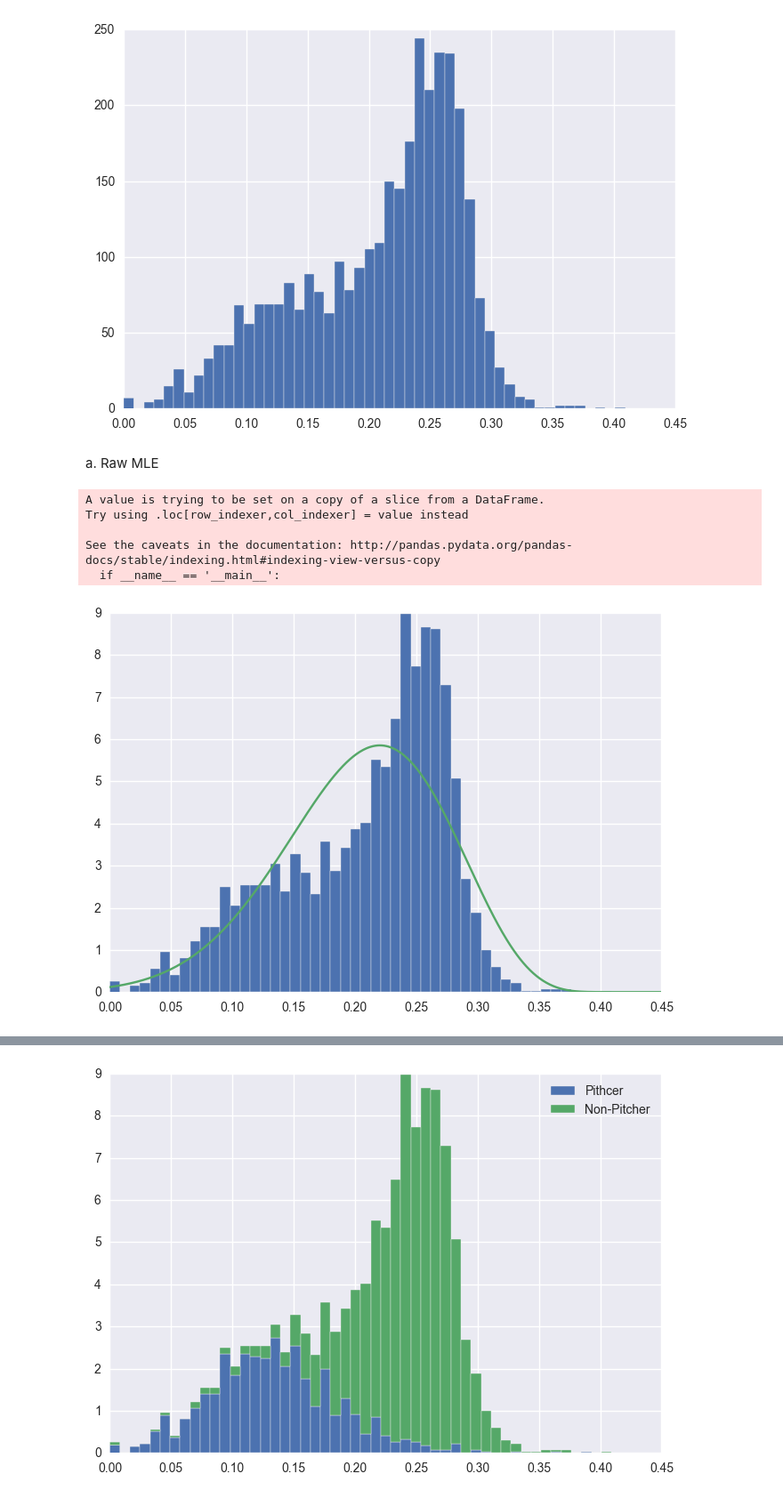
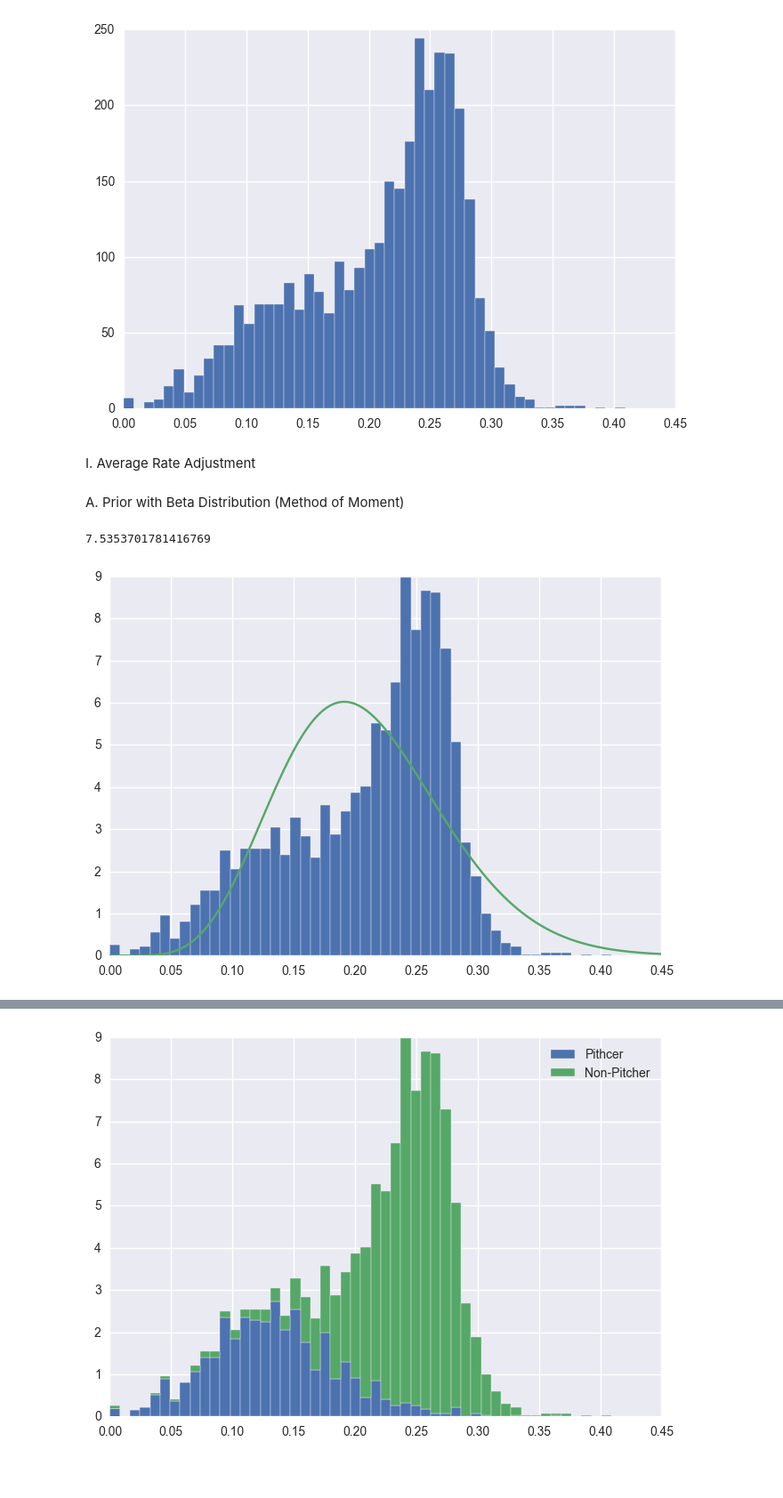
Before and after one commit to zhenhongy/Baseball, a Jupyter notebook: Baseball.ipynb, the cells around one changed output, grey strips where cells are left out. Shown at 89% size. Drawn from its saved outputs; the diff is of its cells as text; code cells hidden in the pictures; blank space fills up the shorter version.

```diff
--- a/Baseball.ipynb
+++ b/Baseball.ipynb
@@ -82,25 +77,28 @@ plt.hist(x = career.Average_rate, bins = 50)
 plt.show()
 # %% [output]
 [figure]
-# %% [markdown]
-a. Raw MLE
-# %%
-import scipy as sp
-alpha0, beta0, loc0, scale0 = sp.stats.beta.fit(career.Average_rate)
-# %%
-career['Average_rate0'] = (alpha0 + career.H) / (career.AB + alpha0 + beta0)
-# %% [output]
-A value is trying to be set on a copy of a slice from a DataFrame.
-Try using .loc[row_indexer,col_indexer] = value instead
-
-See the caveats in the documentation: http://pandas.pydata.org/pandas-docs/stable/indexing.html#indexing-view-versus-copy
-  if __name__ == '__main__':
+# %% [markdown]
+I. Average Rate Adjustment
+# %% [markdown]
+A. Prior with Beta Distribution (Method of Moment)
+# %%
+import scipy as sp
+mu = np.average(career.Average_rate)
+variance = np.average(career.Average_rate**2) - np.average(career.Average_rate) ** 2
+a_b = mu * (1 - mu) / variance - 1
+# %%
+alpha0 = mu * a_b
+beta0 = a_b - alpha0
+# %%
+alpha0
+# %% [output]
+7.5353701781416769
 # %%
 plt.figure()
 plt.hist(x = career.Average_rate, bins = 50, normed = True)
 x = np.linspace(0,0.45,500)
-pdf = sp.stats.beta.pdf(x, alpha0, beta0, loc0, scale0)
+pdf = sp.stats.beta.pdf(x, alpha0, beta0)
 plt.plot(x, pdf, '-')
 plt.show()
 # %% [output]
-[figure, old version]
+[figure, new version]
```
Also changed, not shown: parts of 58 cells of this notebook, 1 other file.
